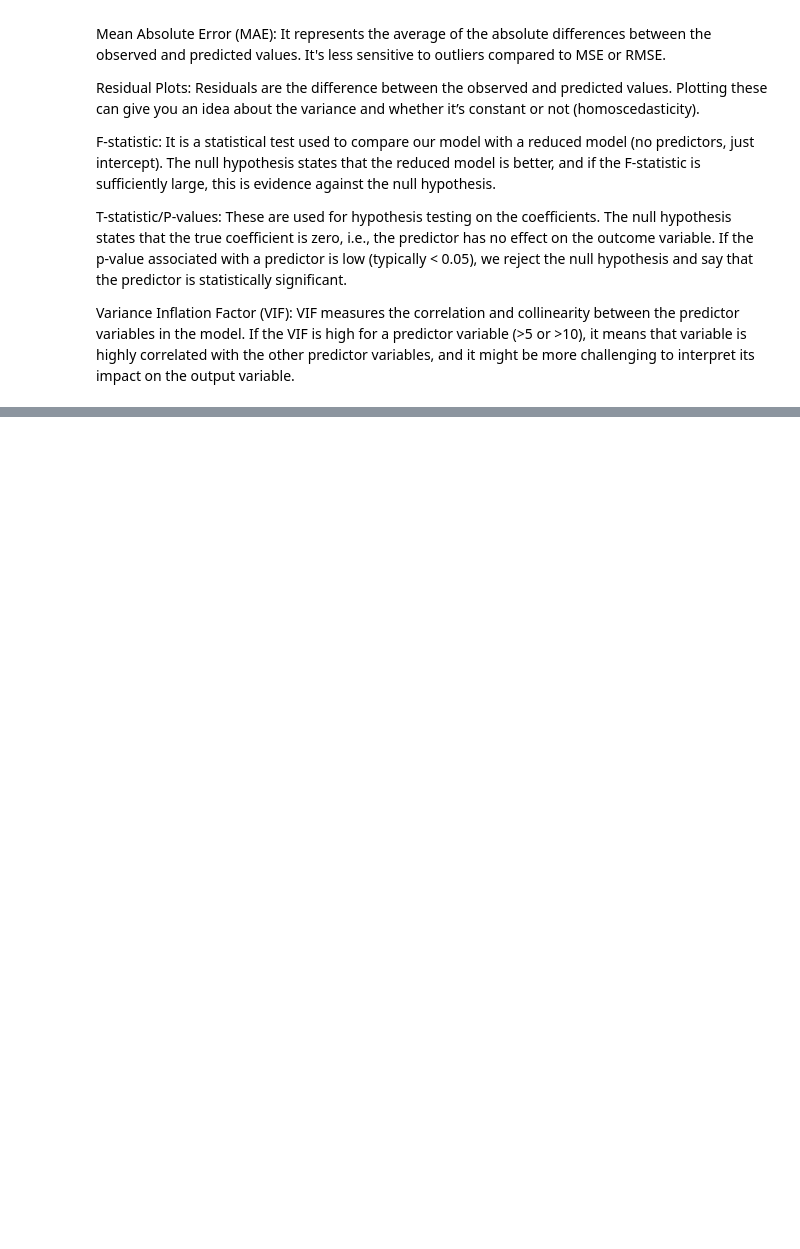
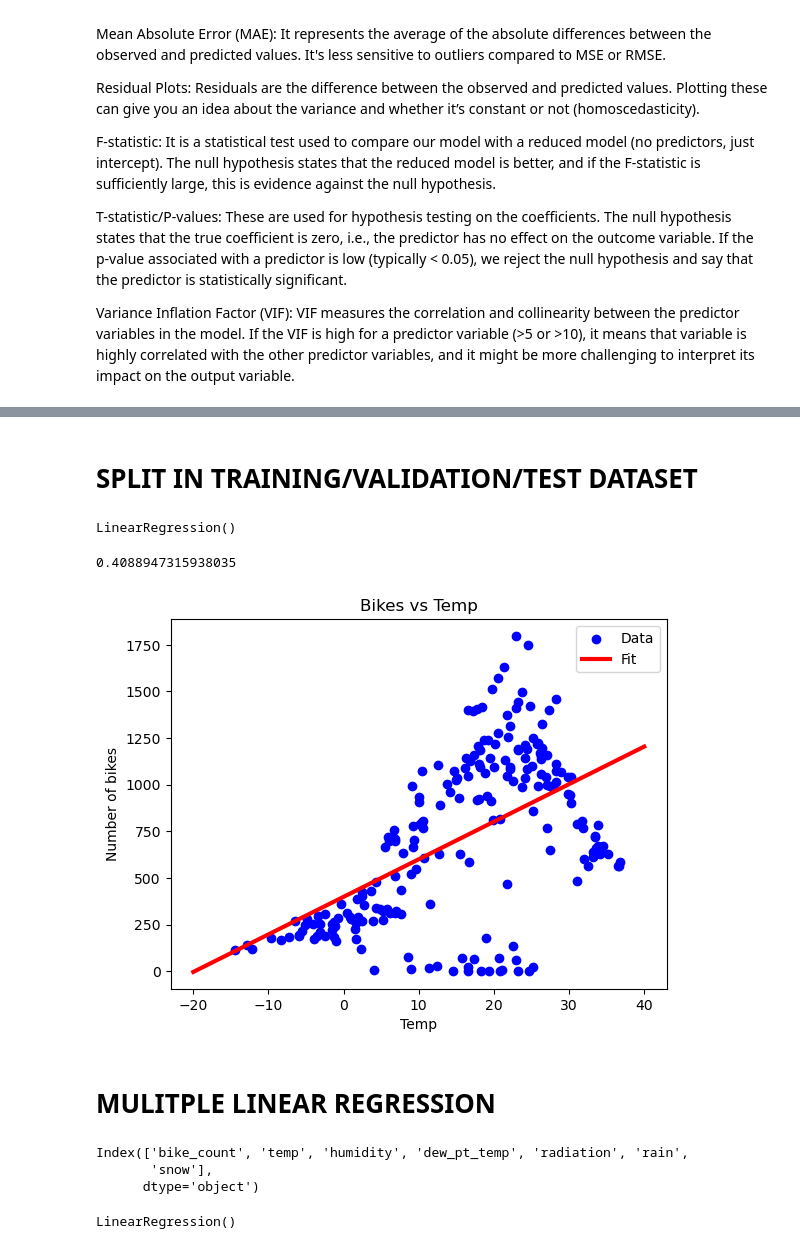
Before and after one commit to Johno4308/ML_googleColab, a Jupyter notebook: Free_Code_camp_ML_Tutorial_LinearRegression.ipynb, the cells around one changed output, grey strips where cells are left out. Drawn from its saved outputs; the diff is of its cells as text; code cells hidden in the pictures; blank space fills up the shorter version.

```diff
--- a/Free_Code_camp_ML_Tutorial_LinearRegression.ipynb
+++ b/Free_Code_camp_ML_Tutorial_LinearRegression.ipynb
@@ -87,0 +96,57 @@ df.head()
+# %% [markdown]
+# SPLIT IN TRAINING/VALIDATION/TEST DATASET
+# %%
+train, val, test = np.split(df.sample(frac=1), [int(0.6*len(df)), int(0.8*len(df))])
+# %%
+# write a function to retrieve the x and y
+def get_xy(dataframe, y_label, x_labels=None):
+    dataframe = copy.deepcopy(dataframe)  # make a copy of the dataframe
+
+    if x_labels is None:
+        X = dataframe[[c for c in dataframe.columns if c != y_label]].values  # x is all the columns other than the y label
+    else:
+        if isinstance(x_labels, str):
+            x_labels = [x_labels]  # Convert single label to a list
+        if len(x_labels) == 1:
+            X = dataframe[x_labels[0]].values.reshape(-1, 1)  # reshape just that label into a 2D array
+        else:
+            X = dataframe[x_labels].values  # X equals the values of the x labels
+
+    y = dataframe[y_label].values.reshape(-1, 1)  # reshape the y label into a 2D array
+    data = np.hstack((X, y))  # stack the X labels horizontally next to each other
+
+    return data, X, y
+# %%
+# call the function -> the temp graph looked promising so we going to use that for now
+_, X_train_temp, y_train_temp = get_xy(train, "bike_count", x_labels="temp")
+_, X_val_temp, y_val_temp = get_xy(val, "bike_count", x_labels="temp")
+_, X_test_temp, y_test_temp = get_xy(test, "bike_count", x_labels="temp")
+# %%
+# implementing the linear regression
+temp_reg = LinearRegression()
+temp_reg.fit(X_train_temp, y_train_temp)
+# %% [output]
+LinearRegression()
+# %%
+temp_reg.score(X_test_temp, y_test_temp)
+# %% [output]
+0.4088947315938035
+# %%
+plt.scatter(X_train_temp, y_train_temp, label="Data", color="blue")
+x = tf.linspace(-20, 40, 100)
+plt.plot(x, temp_reg.predict(np.array(x).reshape(-1, 1)), label="Fit", color="red", linewidth=3)
+plt.legend()
+plt.title("Bikes vs Temp")
+plt.ylabel("Number of bikes")
+plt.xlabel("Temp")
+plt.show()
+# %% [output]
+[figure, added]
+# %% [markdown]
+# MULITPLE LINEAR REGRESSION
+# %%
+df.columns
+# %% [output]
+Index(['bike_count', 'temp', 'humidity', 'dew_pt_temp', 'radiation', 'rain',
+       'snow'],
+      dtype='object')
@@ -87,0 +157,5 @@ df.head()
+# %%
+all_reg = LinearRegression()
+all_reg.fit(X_train_all, y_train_all)
+# %% [output]
+LinearRegression()
```
Also changed, not shown: parts of 19 cells of this notebook.
